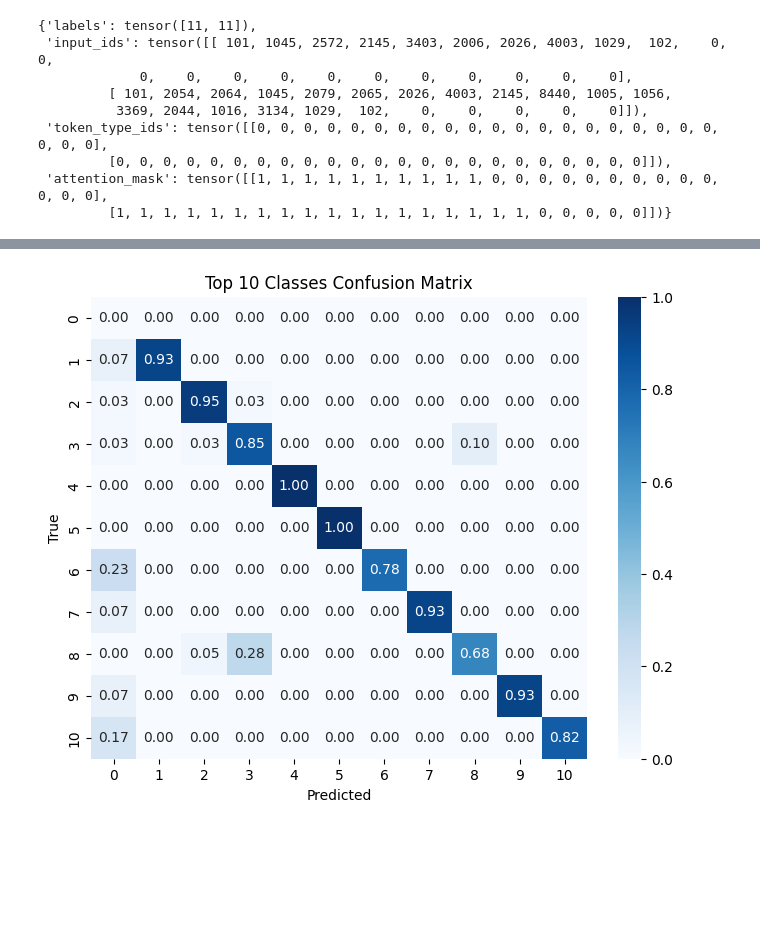
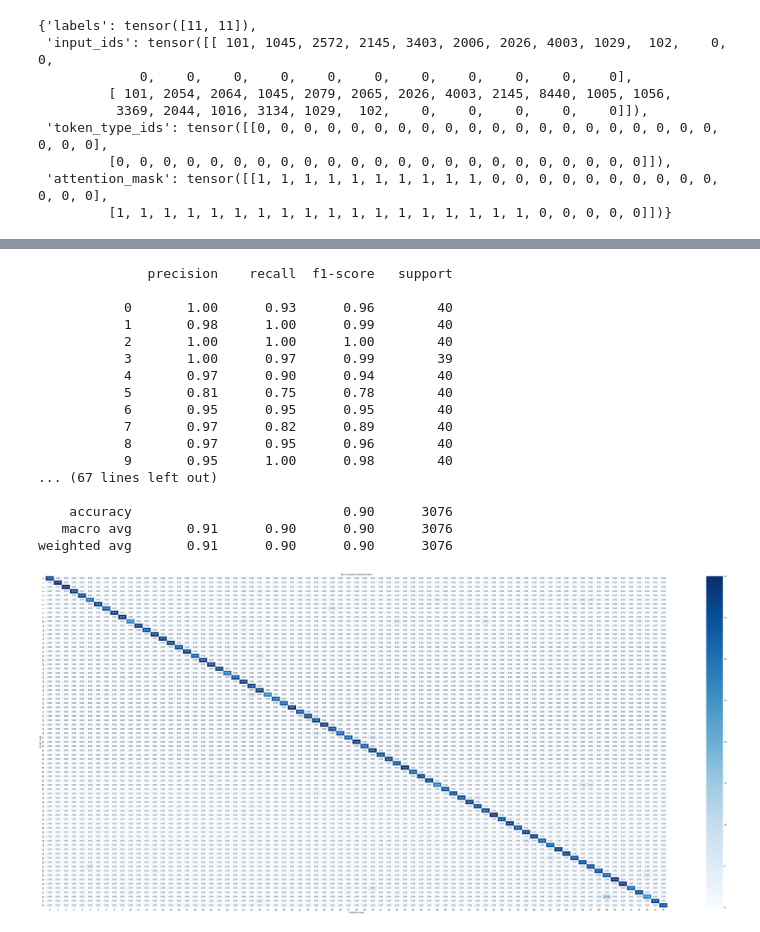
Before and after one commit to toludoyin/BERT-based-intelligent-ticket-classification, a Jupyter notebook: ticket-classification.ipynb, the cells around one changed output, grey strips where cells are left out. Saved outputs shown, nothing was run; the diff lists cells and outputs as text; code cells hidden in the pictures; blank space fills up the shorter version.

```diff
--- a/ticket-classification.ipynb
+++ b/ticket-classification.ipynb
@@ -245,6 +347,9 @@ bank_tokenized['train'][0:2]
 # %%
-model = DistilBertForSequenceClassification.from_pretrained('distilbert-base-uncased', num_labels=77)
+model = DistilBertForSequenceClassification.from_pretrained(
+                                                        'distilbert-base-uncased',
+                                                         num_labels=77)
 
+# configure training arguement
 arguments = TrainingArguments(
     output_dir="banking77_trainer",
     per_device_train_batch_size=16,
@@ -278,9 +385,23 @@ Notes:
 def compute_metrics(eval_pred):
     """Called at the end of validation. Gives accuracy"""
     logits, labels = eval_pred
+
+    # convert model output to predicted class label
     predictions = np.argmax(logits, axis=-1)
 
-    # calculates the accuracy and f1-score
-    acc = np.mean(predictions == labels)
-    f1 = f1_score(labels, predictions, average='macro')
-    return {"accuracy": acc, "f1_macro": f1}
+    # calculates the accuracy
+    # acc = np.mean(predictions == labels)
+    acc = accuracy_score(labels, predictions)
+
+    # calculate precioin, recall and f1-score
+    precision, recall, f1, _ = precision_recall_fscore_support(
+        labels,
+        predictions,
+        average="macro",
+        zero_division=0
+    )
+
+    return {"accuracy": acc,
+            "f1_macro": f1,
+            "precision": precision,
+            "recall": recall}
@@ -390,3 +451,26 @@ y_pred_mapped = np.array([label_map.get(y, -1) for y in y_pred_10])
+# %%
+# generate classification report
+report = classification_report(y_true,
+                               y_pred)
+print(report)
+# %% [output]
+              precision    recall  f1-score   support
+
+           0       1.00      0.93      0.96        40
+           1       0.98      1.00      0.99        40
+           2       1.00      1.00      1.00        40
+           3       1.00      0.97      0.99        39
+           4       0.97      0.90      0.94        40
+           5       0.81      0.75      0.78        40
+           6       0.95      0.95      0.95        40
+           7       0.97      0.82      0.89        40
+           8       0.97      0.95      0.96        40
+           9       0.95      1.00      0.98        40
+... (67 lines left out)
+
+    accuracy                           0.90      3076
+   macro avg       0.91      0.90      0.90      3076
+weighted avg       0.91      0.90      0.90      3076
 # %%
 # confusion matrix
-cm_10 = confusion_matrix(y_true_mapped, y_pred_mapped)
+c_matrix = confusion_matrix(y_true, y_pred)
@@ -396,17 +477,16 @@ cm_10_norm = cm_10.astype(float) / np.maximum(cm_10.sum(axis=1, keepdims=True),
 # %%
-plt.figure(figsize=(8,6))
+plt.figure(figsize=(70,30))
 
 sns.heatmap(
-    cm_10_norm,
+    c_matrix,
     annot=True,
     cmap="Blues",
     fmt=".2f"
 )
 
-plt.title("Top 10 Classes Confusion Matrix")
-plt.xlabel("Predicted")
-plt.ylabel("True")
-
+plt.title("Top 10 Classes Confusion Matrix", fontsize=10)
+plt.xlabel("Predicted Label")
+plt.ylabel("Actual Label")
 plt.show()
 # %% [output]
-[figure, old version]
+[figure, new version]
```
Also changed, not shown: parts of 34 cells of this notebook.
